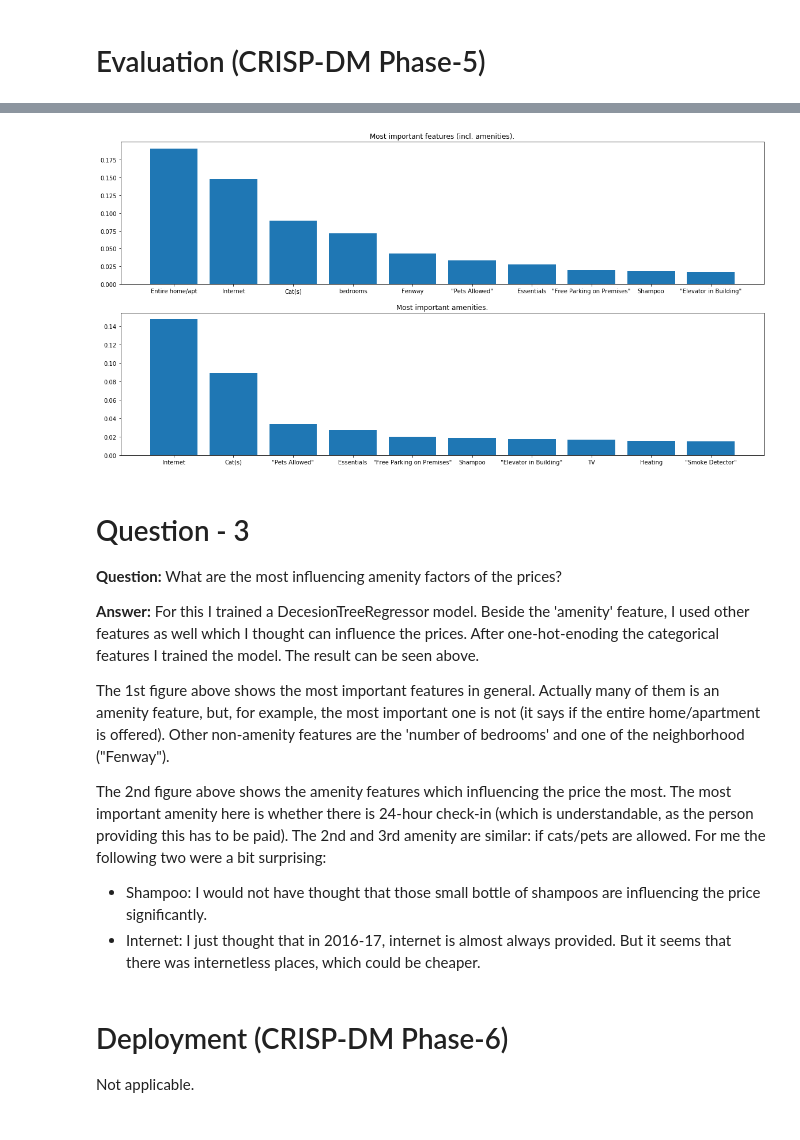
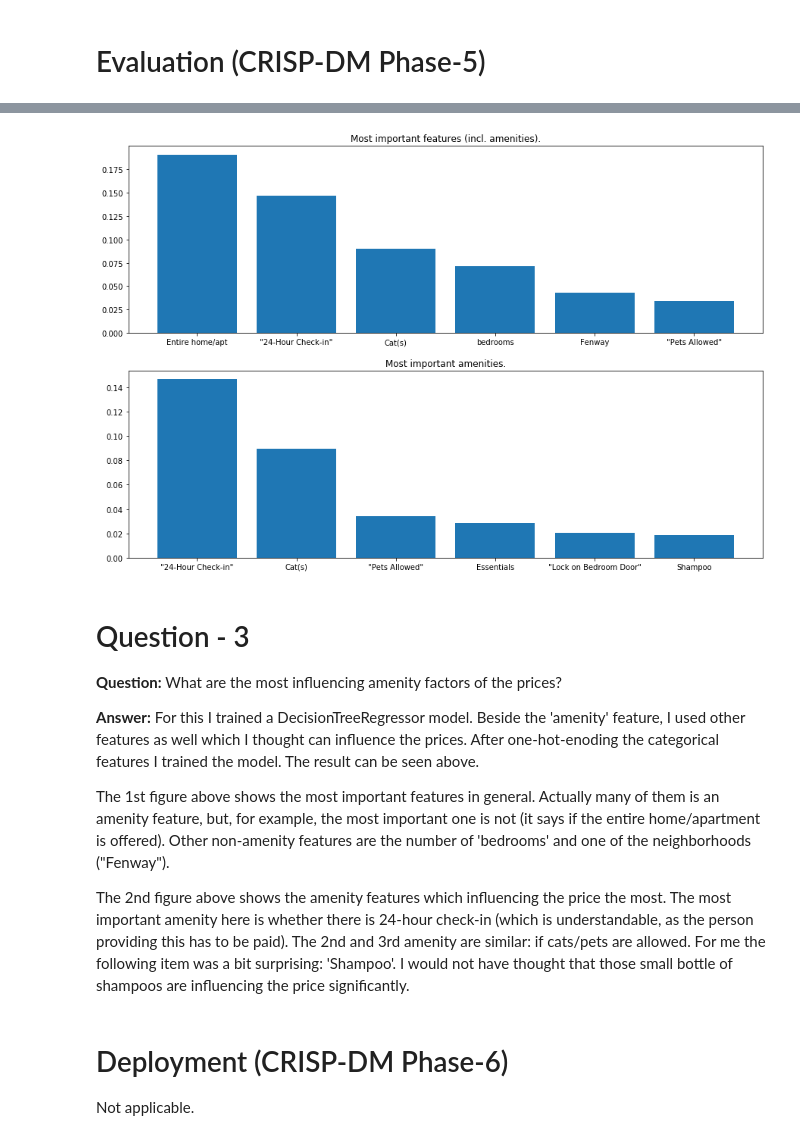
Before and after one commit to batmanprof/dsnd_p1, a Jupyter notebook: Boston Airbnb.ipynb, the cells around one changed output, grey strips where cells are left out. Saved outputs shown, nothing was run; the diff lists cells and outputs as text; code cells hidden in the pictures.

```diff
--- a/Boston Airbnb.ipynb
+++ b/Boston Airbnb.ipynb
@@ -427,28 +428,26 @@ ff[:20]
 # %%
-fig=plt.figure(figsize=(20,10))
+fig=plt.figure(figsize=(15,10))
 plt.subplot(211)
 plt.title("Most important features (incl. amenities).")
-plt.bar([f[i][1] for i in range(10)], [f[i][2] for i in range(10)])
+plt.bar([f[i][1] for i in range(6)], [f[i][2] for i in range(6)])
 
 plt.subplot(212)
 plt.title("Most important amenities.")
-plt.bar([ff[i][1] for i in range(10)], [ff[i][2] for i in range(10)])
+plt.bar([ff[i][1] for i in range(6)], [ff[i][2] for i in range(6)])
 
 plt.show()
 # %% [output]
-[figure, old version]
+[figure, new version]
 # %% [markdown]
 # Question - 3
 
 **Question:** What are the most influencing amenity factors of the prices?
 
-**Answer:** For this I trained a DecesionTreeRegressor model. Beside the 'amenity' feature, I used other features as well which I thought can influence the prices. After one-hot-enoding the categorical features I trained the model. The result can be seen above.
+**Answer:** For this I trained a DecisionTreeRegressor model. Beside the 'amenity' feature, I used other features as well which I thought can influence the prices. After one-hot-enoding the categorical features I trained the model. The result can be seen above.
 
-The 1st figure above shows the most important features in general. Actually many of them is an amenity feature, but, for example, the most important one is not (it says if the entire home/apartment is offered). Other non-amenity features are the 'number of bedrooms' and one of the neighborhood ("Fenway").
+The 1st figure above shows the most important features in general. Actually many of them is an amenity feature, but, for example, the most important one is not (it says if the entire home/apartment is offered). Other non-amenity features are the number of 'bedrooms' and one of the neighborhoods ("Fenway").
 
-The 2nd figure above shows the amenity features which influencing the price the most. The most important amenity here is whether there is 24-hour check-in (which is understandable, as the person providing this has to be paid). The 2nd and 3rd amenity are similar: if cats/pets are allowed. For me the following two were a bit surprising:
-* Shampoo: I would not have thought that those small bottle of shampoos are influencing the price significantly.
-* Internet: I just thought that in 2016-17, internet is almost always provided. But it seems that there was internetless places, which could be cheaper.
+The 2nd figure above shows the amenity features which influencing the price the most. The most important amenity here is whether there is 24-hour check-in (which is understandable, as the person providing this has to be paid). The 2nd and 3rd amenity are similar: if cats/pets are allowed. For me the following item was a bit surprising: 'Shampoo'. I would not have thought that those small bottle of shampoos are influencing the price significantly.
 # %% [markdown]
 # Deployment (CRISP-DM Phase-6)
 
```
Also changed, not shown: parts of 9 cells of this notebook, 1 other file.
